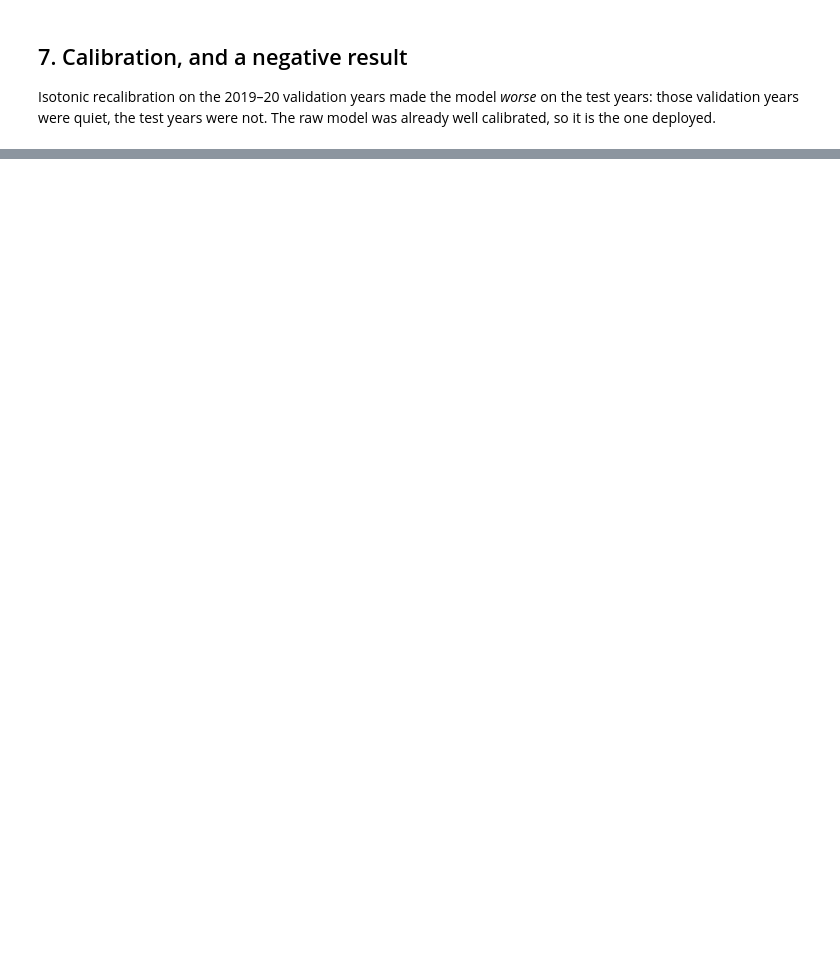
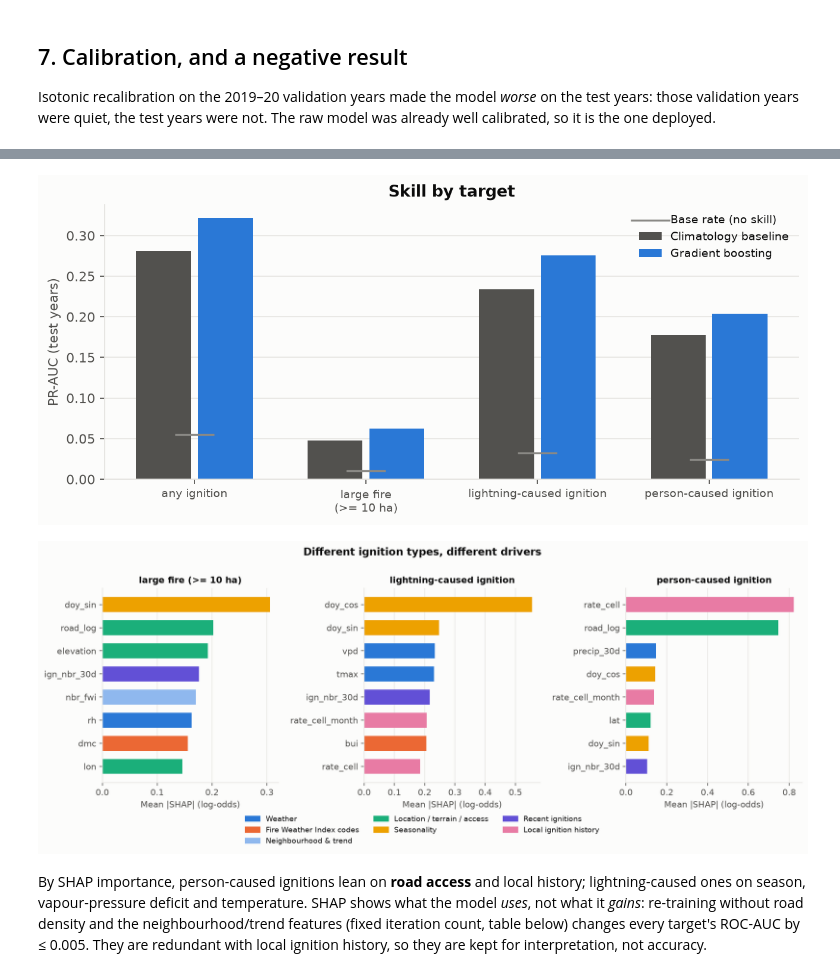
Before and after one commit to a77chand/wildfire-risk-prediction, a Jupyter notebook: notebooks/walkthrough.ipynb, the cells around one changed output, grey strips where cells are left out. Cells and saved outputs as stored; diff of their text form; code cells hidden in the pictures; blank space fills up the shorter version.

```diff
--- a/notebooks/walkthrough.ipynb
+++ b/notebooks/walkthrough.ipynb
@@ -156,0 +173,8 @@ display(Image(str(cfg.path("reports_dir", "figures", "risk_map_peak_week.png")))
+# %%
+display(Image(str(cfg.path("reports_dir", "figures", "targets_summary.png"))))
+display(Image(str(cfg.path("reports_dir", "figures", "target_drivers.png"))))
+# %% [output]
+[figure, added]
+[figure, added]
+# %% [markdown]
+By SHAP importance, person-caused ignitions lean on **road access** and local history; lightning-caused ones on season, vapour-pressure deficit and temperature. SHAP shows what the model *uses*, not what it *gains*: re-training without road density and the neighbourhood/trend features (fixed iteration count, table below) changes every target's ROC-AUC by ≤ 0.005. They are redundant with local ignition history, so they are kept for interpretation, not accuracy.
```
Also changed, not shown: parts of 25 cells of this notebook, 50 other files.
